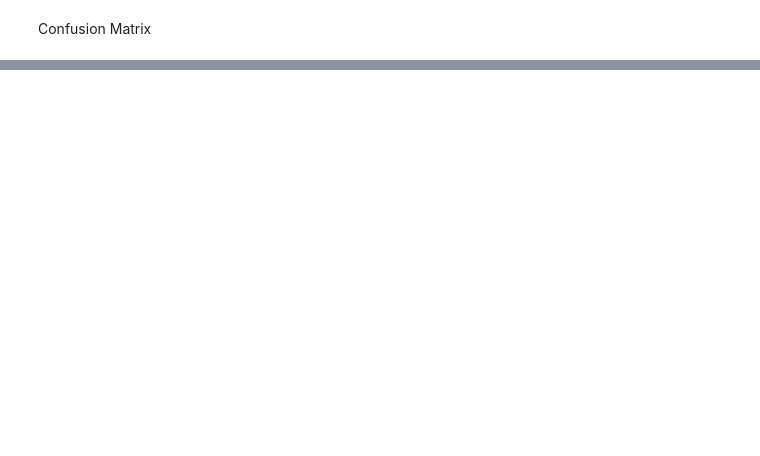
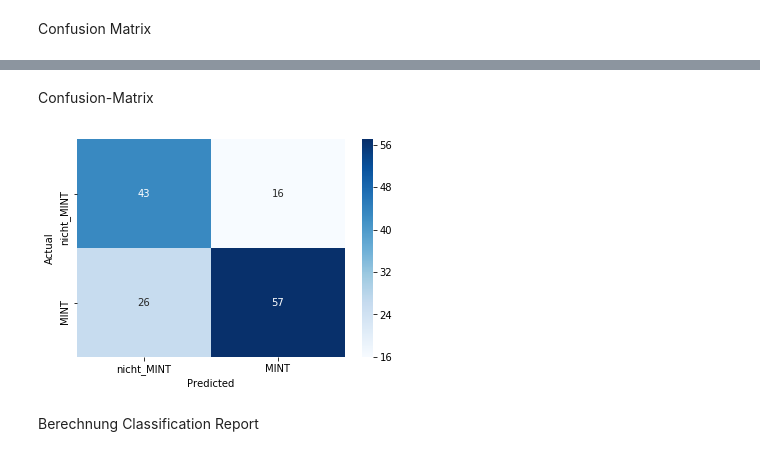
Before and after one commit to wittmannev/Bachelor-Textanalytics, a Jupyter notebook: Klassifikation.ipynb, the cells around one changed output, grey strips where cells are left out. Cells and saved outputs as stored; diff of their text form; code cells hidden in the pictures; blank space fills up the shorter version.

Commit message:
finish 2nd classification + optimizing, start multilabel

```diff
--- a/Klassifikation.ipynb
+++ b/Klassifikation.ipynb
@@ -246,0 +212,11 @@ plt.xlabel("Predicted");
+# %%
+from sklearn.pipeline import Pipeline
+from sklearn.feature_extraction.text import CountVectorizer
+from sklearn.feature_extraction.text import TfidfTransformer
+from sklearn.svm import SVC
+
+text_clf = Pipeline([("vect", CountVectorizer(ngram_range=(1, 1), stop_words=None)),
+                     ("tfidf", TfidfTransformer(sublinear_tf=True, norm="l2")),
+                     ("sv_clf", SVC(kernel="linear"))])
+
+text_clf = text_clf.fit(X_train, y_train)
@@ -246,0 +234,17 @@ plt.xlabel("Predicted");
+# %% [markdown]
+Confusion-Matrix
+# %%
+import matplotlib.pyplot as plt
+import seaborn as sns
+from sklearn.metrics import confusion_matrix
+
+conf_mat = confusion_matrix(y_test, y_predicted)
+fig, ax = plt.subplots(figsize=(6, 4))
+sns.heatmap(conf_mat, annot=True, fmt="d", cmap="Blues", cbar=True,
+            xticklabels=category_id_df.category.values, yticklabels=category_id_df.category.values)
+plt.ylabel("Actual")
+plt.xlabel("Predicted");
+# %% [output]
+[figure, added]
+# %% [markdown]
+Berechnung Classification Report
```
Also changed, not shown: parts of 83 cells of this notebook, 1 other file.
